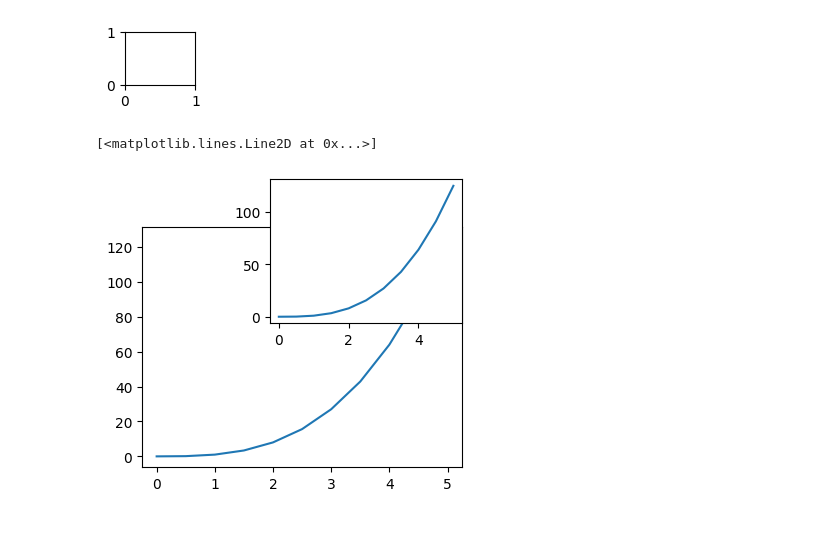
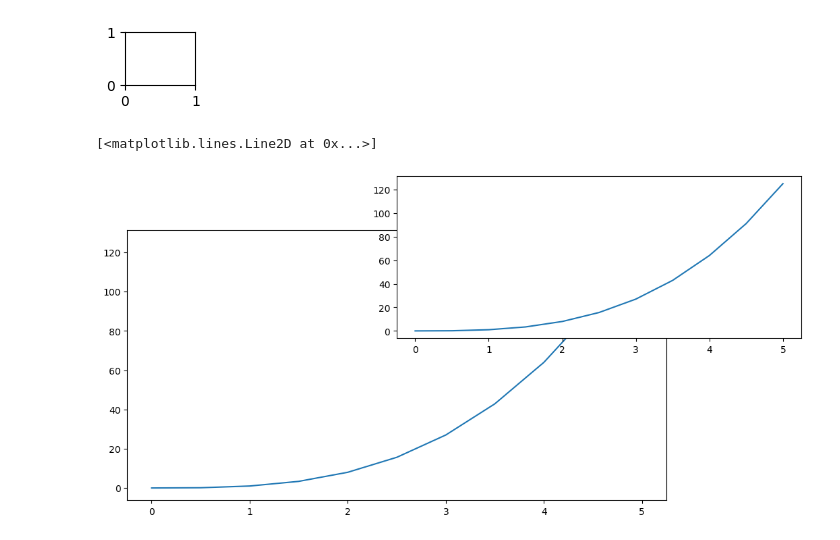
Before and after one commit to iamahnaf/Data-Science-Practice, a Jupyter notebook: Matplot1.ipynb, the cells around one changed output. Saved outputs shown, nothing was run; the diff lists cells and outputs as text; code cells hidden in the pictures.

```diff
--- a/Matplot1.ipynb
+++ b/Matplot1.ipynb
@@ -37,12 +37,12 @@ plt.subplot(6,6,1) #onk gula banano jai
 [figure]
 # %%
 #object oriented way
-fig = plt.figure()
-axis1=fig.add_axes([0.1,0.1,.5,.5])
+fig = plt.figure(figsize=(20,8),dpi=100)
+axis1=fig.add_axes([0.1,0.1,.4,.5])
 axis1.plot(x,y)
 
 axis2=fig.add_axes([0.3,0.4,.3,.3])
 axis2.plot(x,y)
 # %% [output]
 [<matplotlib.lines.Line2D at 0x...>]
-[figure, old version]
+[figure, new version]
```
Also changed, not shown: parts of 1 cell of this notebook.
